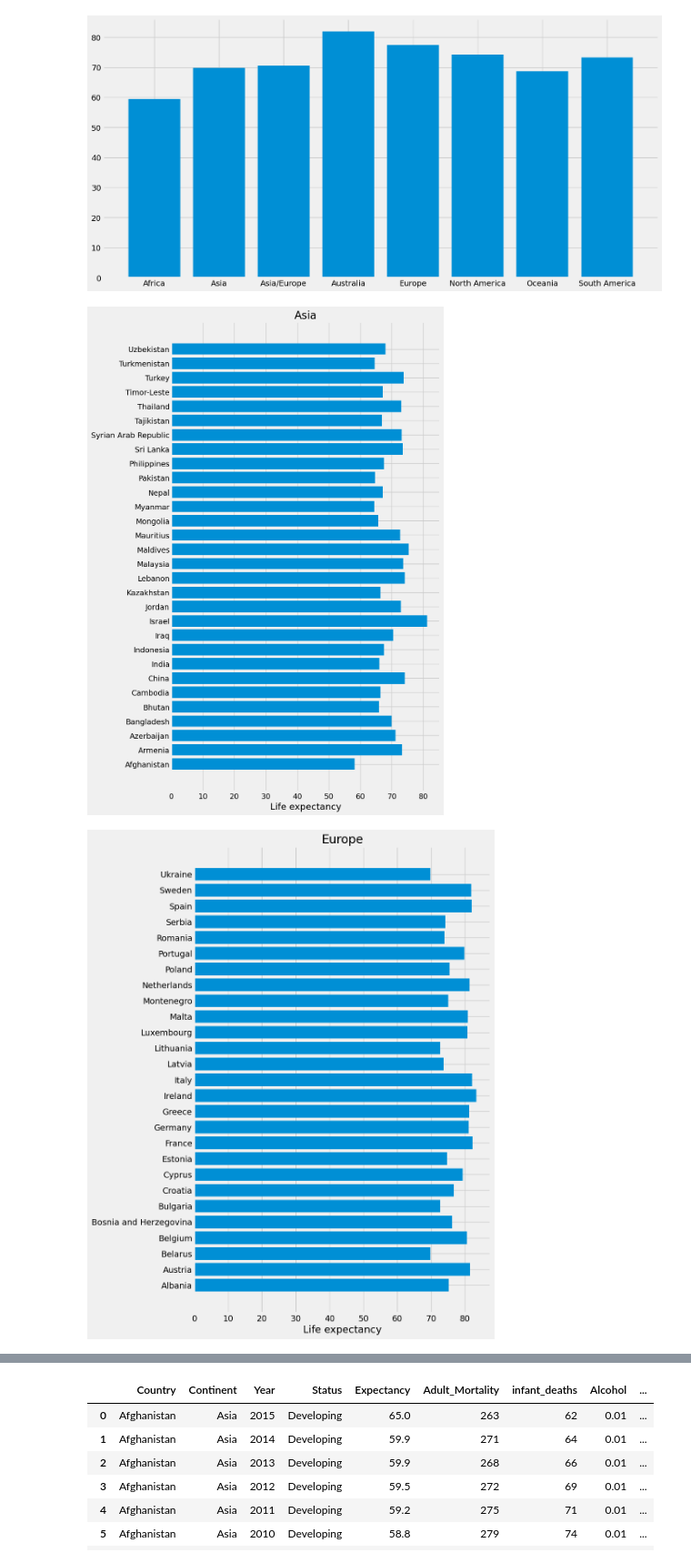
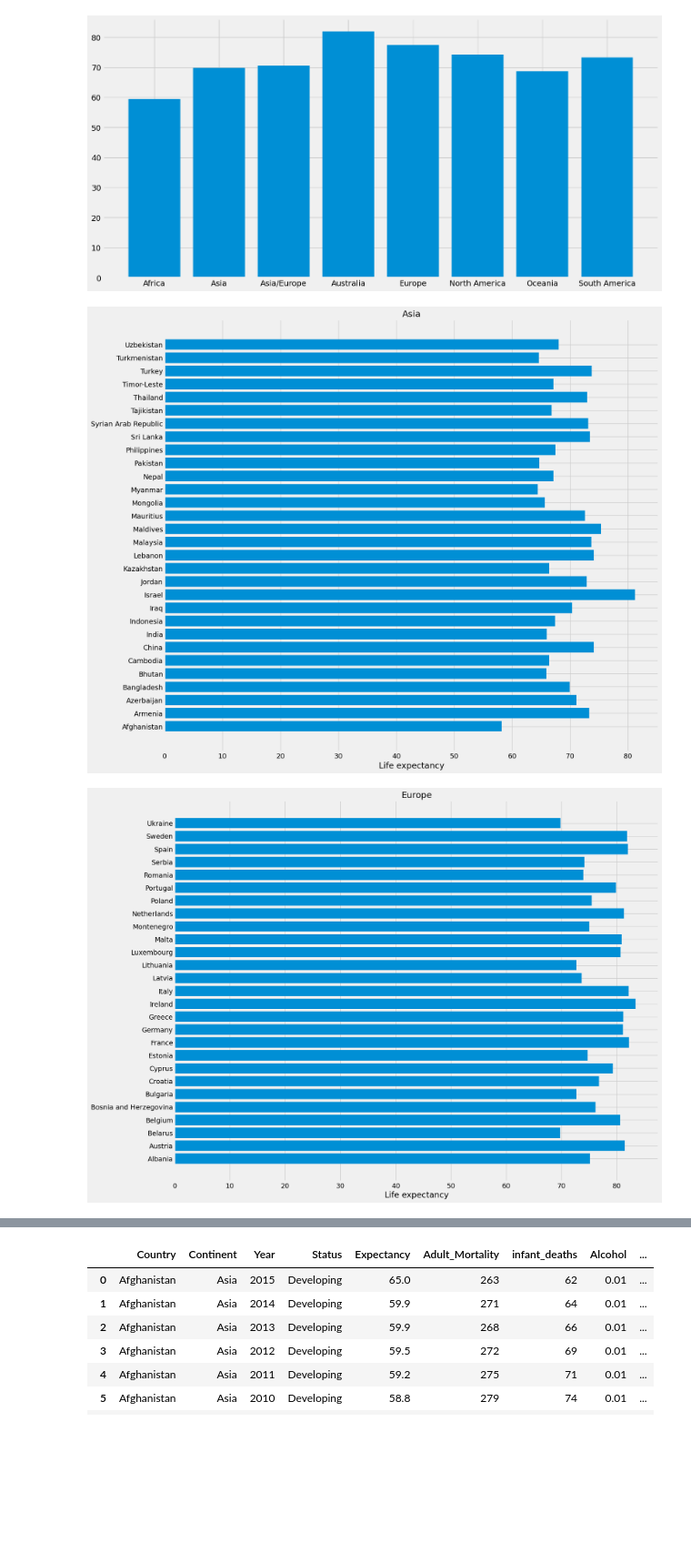
Before and after one commit to Rossetow/data-analysis-life-expectancy, a Jupyter notebook: life_expectancy_analysis.ipynb, the cells around one changed output, grey strips where cells are left out. Shown at 91% size. Drawn from its saved outputs; the diff is of its cells as text; code cells hidden in the pictures; blank space fills up the shorter version.

Commit message:
Fix graphs size

```diff
--- a/life_expectancy_analysis.ipynb
+++ b/life_expectancy_analysis.ipynb
@@ -190,34 +186,34 @@ def filter_by_continent(continent):
 
 # Average life expentacy by country by continent
 
 # List of countries by continent
 
 countries_by_continent = []
 for i in range(len(clean_data['Continent'].unique())):
     countries_by_continent.append(clean_data.where(filter_by_continent(clean_data['Continent'].unique()[i])).dropna())
 
 # Ploting one graph for each continent
 
 for i in range(len(countries_by_continent)):
 
     # Getting the countries for the continent in index i
     x = sorted(countries_by_continent[i]['Country'].unique())
 
 
     # Getting the average life expectancy for each country
     y = countries_by_continent[i].groupby(['Country'])['Expectancy'].mean()
 
 
     # Graph for that continent
-    plt.figure(figsize = (8, len(y)*.5))
+    plt.figure(figsize = (16, len(y)*.5))
 
-    plt.title(clean_data['Continent'].unique()[i])
+    plt.title(clean_data['Continent'].unique()[i], fontsize = 18)
 
     plt.barh(y=x, width=y)
 
     plt.xlabel('Life expectancy')
 
     plt.show()
 # %% [output]
-[figure, old version]
+[figure, new version]
-[figure, old version]
+[figure, new version]
```
Also changed, not shown: parts of 14 cells of this notebook, 1 other file.
